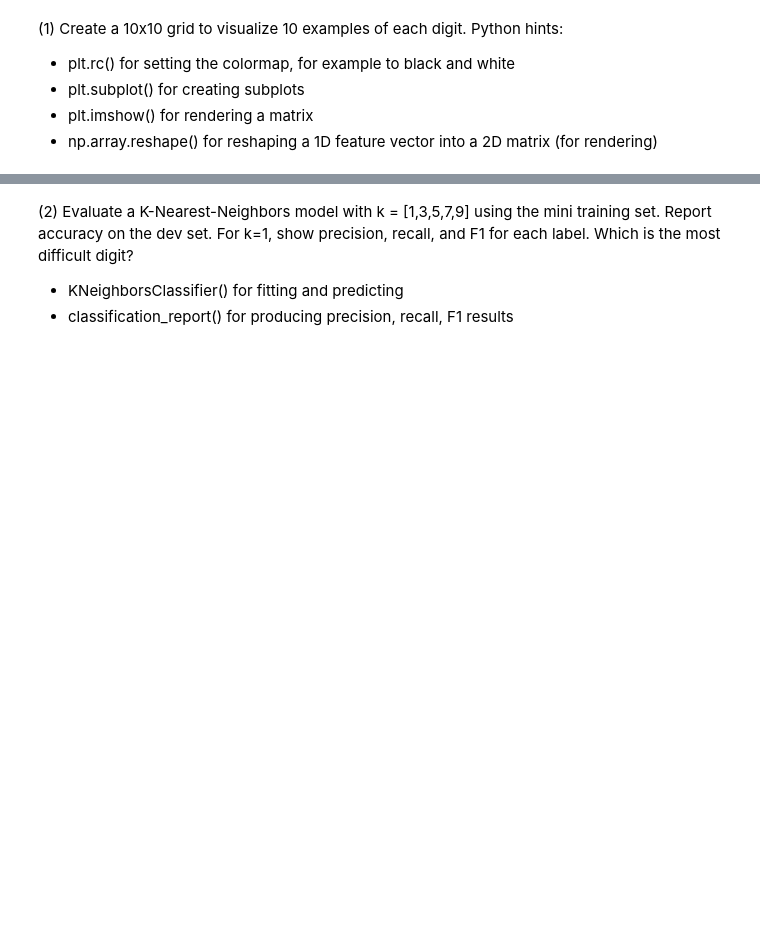
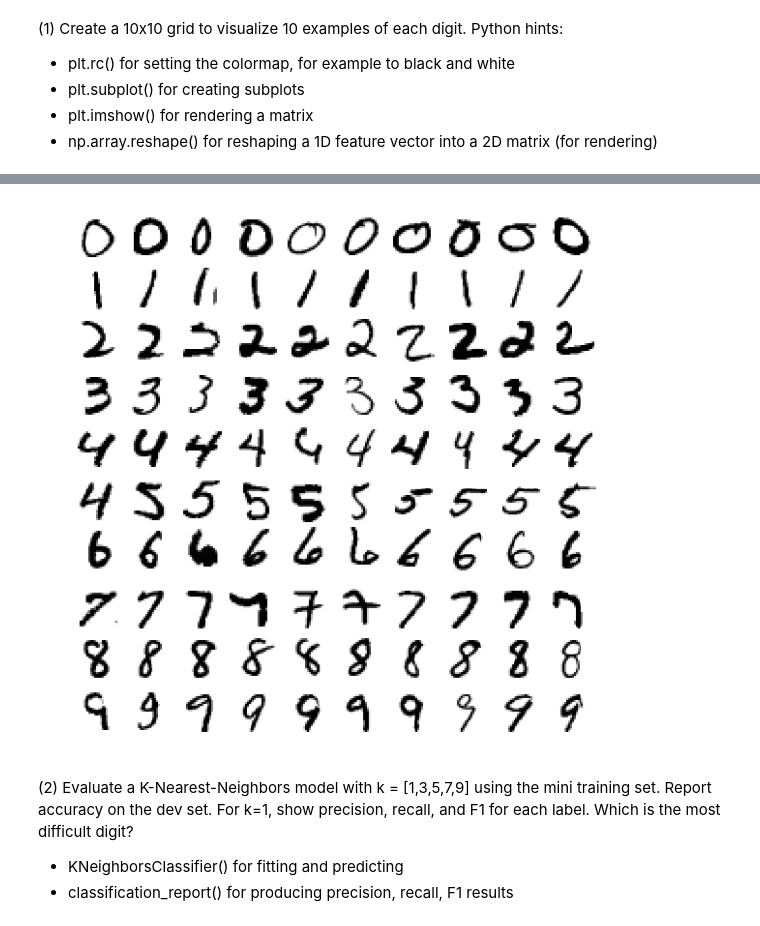
Before and after one commit to vijjus/ucb-w207-applied-ml, a Jupyter notebook: projects/Vijay_Singh_p1.ipynb, the cells around one changed output, grey strips where cells are left out. Saved outputs shown, nothing was run; the diff lists cells and outputs as text; code cells hidden in the pictures; blank space fills up the shorter version.

```diff
--- a/projects/Vijay_Singh_p1.ipynb
+++ b/projects/Vijay_Singh_p1.ipynb
@@ -117,3 +70,53 @@ plt.show()
+# %%
+# Now plot the digits in a 10x10 square
+def plot_digits(instances, images_per_row=10, **options):
+    size = 28
+    images_per_row = min(len(instances), images_per_row)
+    images = [instance.reshape(size,size) for instance in instances]
+    n_rows = (len(instances) - 1) // images_per_row + 1
+    row_images = []
+    n_empty = n_rows * images_per_row - len(instances)
+    images.append(np.zeros((size, size * n_empty)))
+    for row in range(n_rows):
+        rimages = images[row * images_per_row : (row + 1) * images_per_row]
+        row_images.append(np.concatenate(rimages, axis=1))
+    image = np.concatenate(row_images, axis=0)
+    plt.imshow(image, cmap = mpl.cm.binary, **options)
+    plt.axis("off")
+
+def P1(num_examples=10):
+### STUDENT START ###
+    # The labels are returned as string, convert them to ints
+    global Y
+    Y = Y.astype(np.int8)
+
+    # These copies are expensive. Doing this here just to keep the original
+    # shuffled X & Y around
+    X_new = X
+    Y_new = Y
+
+    reorder_train = np.array(sorted([(t, i) for i, t in enumerate(Y[:60000])]))[:, 1]
+    reorder_test = np.array(sorted([(t, i) for i, t in enumerate(Y[60000:])]))[:, 1]
+    X_new[:60000] = X[reorder_train]
+    Y_new[:60000] = Y[reorder_train]
+    X_new[60000:] = X[reorder_test + 60000]
+    Y_new[60000:] = Y[reorder_test + 60000]
+
+    plt.figure(figsize=(10,10))
+    example_images = np.r_[X_new[:12000:600], X_new[13000:30600:600], X_new[30600:60000:590]]
+    plot_digits(example_images, num_examples)
+    plt.show()
+
+# The dataset is unsorted. We can sort it using the now numeric values of Y. For this, we
+# first create a new array of indices that is created using enumeration on Y, and reversing
+# the (index,value) tupe and sorting on the values. Then this array of indices is used to
+# restore X, which will now contain image data for sorted numbers.
+
+### STUDENT END ###
+
+P1(10)
+# %% [output]
+[figure, added]
 # %% [markdown]
 (2) Evaluate a K-Nearest-Neighbors model with k = [1,3,5,7,9] using the mini training set. Report accuracy on the dev set. For k=1, show precision, recall, and F1 for each label. Which is the most difficult digit?
 
```
Also changed, not shown: parts of 8 cells of this notebook.
